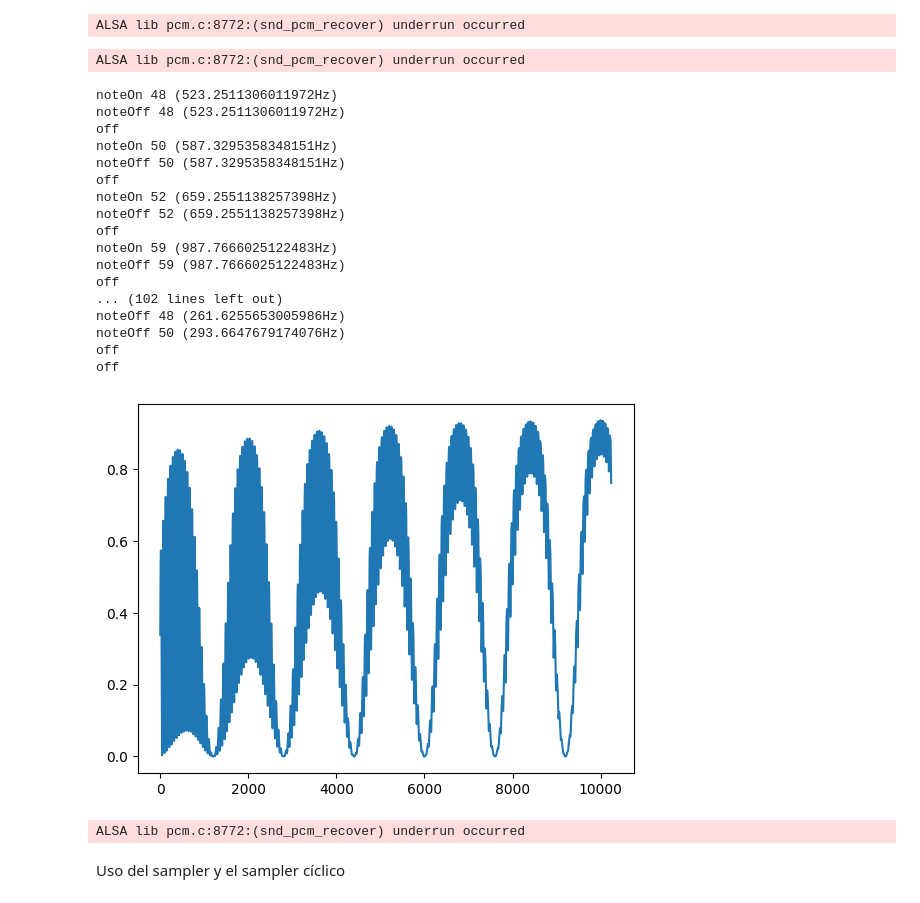
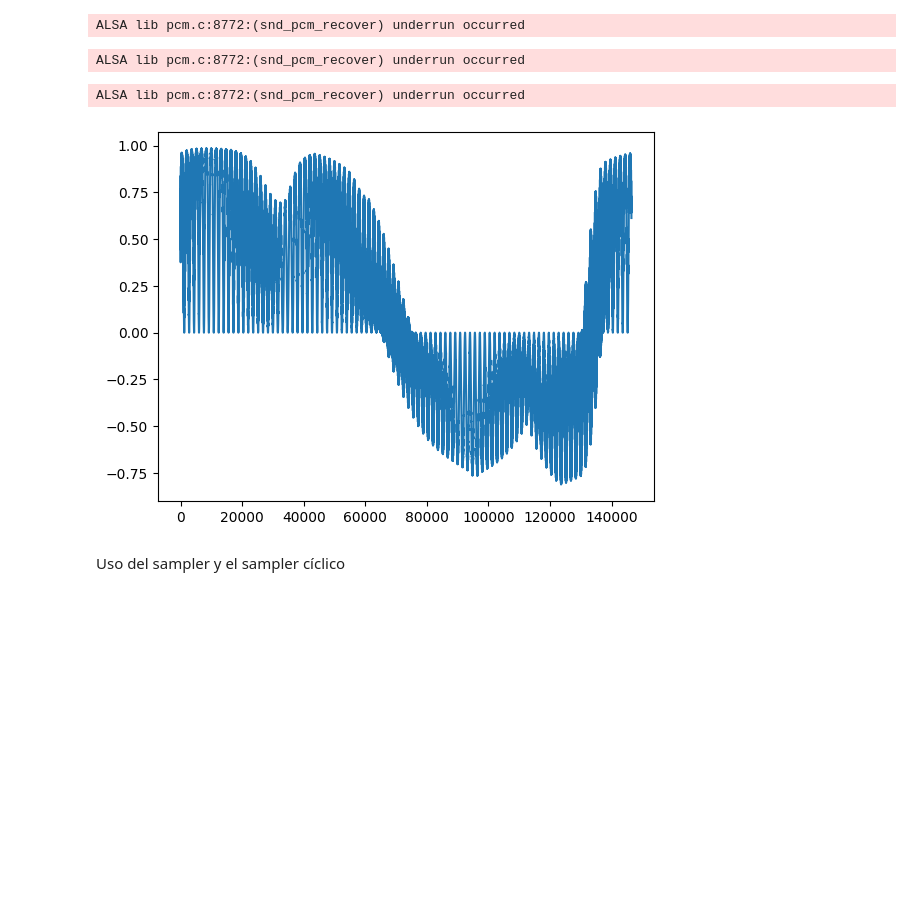
Before and after one commit to jperson4/Informatica-Musical, a Jupyter notebook: p5/p5.ipynb, the cells around one changed output. Cells and saved outputs as stored; diff of their text form; code cells hidden in the pictures; blank space fills up the shorter version.

```diff
--- a/p5/p5.ipynb
+++ b/p5/p5.ipynb
@@ -1014,12 +1015,11 @@ class Osc(Function):
             self.amp.addNombre("amp")
             # self.amp.addNombre(self.nombre)
             self.amp.doShow(_tk, bg, side)
-        else:
+        if self.max is not None:
             self.max.addNombre("max")
-            # self.max.addNombre(self.nombre)
+            self.max.doShow(_tk, bg, side)
+        if self.min is not None:
             self.min.addNombre("min")
-            # self.min.addNombre(self.nombre)
-            self.max.doShow(_tk, bg, side)
             self.min.doShow(_tk, bg, side)
         self.phase.addNombre("phase")
         # self.phase.addNombre(self.nombre)
@@ -1694,6 +1694,8 @@ tk.pack(side=LEFT)
 input = synt
 root.mainloop()
 input = None
+# %% [output]
+ALSA lib pcm.c:8772:(snd_pcm_recover) underrun occurred
 # %%
 
 root = Tk()
@@ -1707,9 +1709,9 @@ amp = Sine(C(30, show=True),
            show=True)
 
 phase=Sine(C(880, show=True),
-           max=C(1, show=True),
-           min=C(0, show=True),
-           show=True
+           max=C(1, show=True, nombre='maaax'),
+           min=C(.3, show=True, fr=-1, nombre='miin'),
+           show=True, nombre='ff'
            )
 
 s = Sine(
@@ -1721,7 +1723,7 @@ s = Sine(
     )
 
 s1 = Triangle(
-    C(1),
+    C(440),
     amp=deepcopy(amp),
     phase=s,
     # nombre="Seno",
@@ -1743,54 +1745,37 @@ s2 = Sine(
 
 # s1 = Rep(freq, XP(valor=freq, exp=C(4)) * C(2) - C(1))
 # s.doShow(tk)
 
 freq = Sine(C(5000) / X(avoid0=True),
             max=C(440, show=True),
             min=C(220, show=True),
             show=True)
 
 # s1 = Rep(freq, XP(valor=freq, exp=C(4)) * C(2) - C(1), show=True)
 
 tk.pack(side=LEFT)
 
 a = C(1, show=True, nombre="general")
 # a.doShow(tk)
 
-# synt = Synt(C(1), s, amp=a, show=True, nombre="Synt")
+synt = Synt(C(1), s, amp=a, show=True, nombre="Synt")
 synt = HarmSynt(C(1), [C(1/12, show=True), C(1*4/12, show=True), C(.5*8/12, show=True)], [s1, s2, deepcopy(s1)], show=True, fmix=tanh, amp=a)
 env = EnvInstrumento(.2, .1, .7, .2, show=True)
 
 inst = Instrumento(synt, env) # cutre
 inst.doShow(tk)
 # root.pack(side=TOP)
 # input = Mixer([inst], tanh)
 input = inst
 # input=Echo(inst, 0.5, 0.1)
 root.mainloop()
 input = None
 
-showOsc(synt, 10, True)
+showOsc(synt, 3)
+# showOsc(s1, 3)
 # %% [output]
 ALSA lib pcm.c:8772:(snd_pcm_recover) underrun occurred
-noteOn 48 (523.2511306011972Hz)
-noteOff 48 (523.2511306011972Hz)
-off
-noteOn 50 (587.3295358348151Hz)
-noteOff 50 (587.3295358348151Hz)
-off
-noteOn 52 (659.2551138257398Hz)
-noteOff 52 (659.2551138257398Hz)
-off
-noteOn 59 (987.7666025122483Hz)
-noteOff 59 (987.7666025122483Hz)
-off
-... (102 lines left out)
-noteOff 48 (261.6255653005986Hz)
-noteOff 50 (293.6647679174076Hz)
-off
-off
-[figure, old version]
+[figure, new version]
-ALSA lib pcm.c:8772:(snd_pcm_recover) underrun occurred
 # %% [markdown]
 Uso del sampler y el sampler cíclico
 # %%
```
Also changed, not shown: parts of 6 cells of this notebook.
